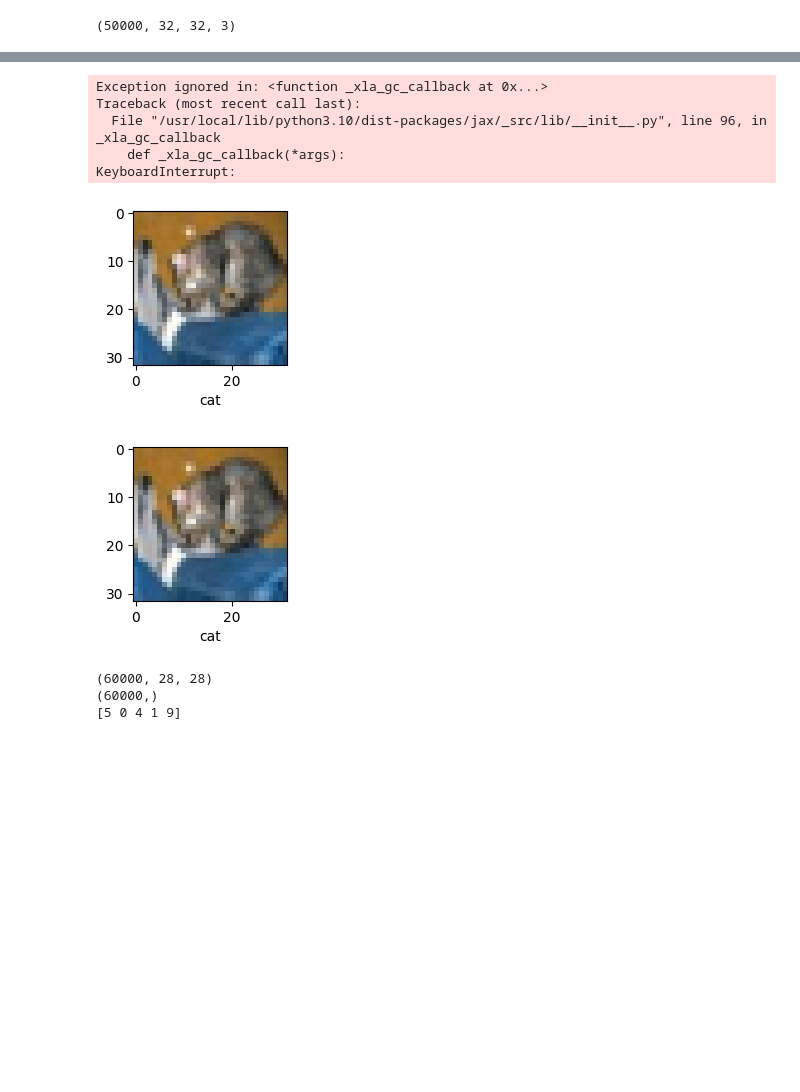
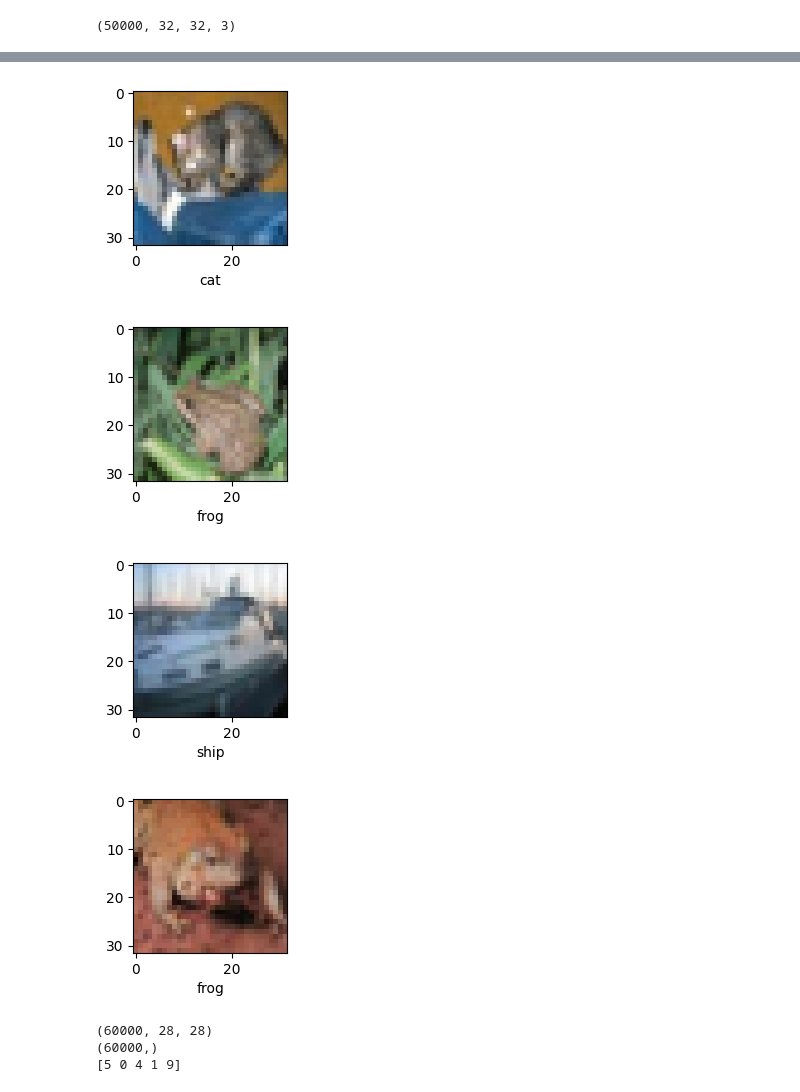
Before and after one commit to ashtheflash1212/TensorFlow, a Jupyter notebook: Tensorflow_CIFAR,_MNIST_dataset.ipynb, the cells around one changed output, grey strips where cells are left out. Cells and saved outputs as stored; diff of their text form; code cells hidden in the pictures; blank space fills up the shorter version.

```diff
--- a/Tensorflow_CIFAR,_MNIST_dataset.ipynb
+++ b/Tensorflow_CIFAR,_MNIST_dataset.ipynb
@@ -92,15 +108,14 @@ def plot_sample(X, y, index):
     plt.xlabel(classes[y[index]]) #if y_test[index] = 3, then classes[3] provides the preidcted label
 # %%
 plot_sample(X_test, y_test, 0)
-plot_sample(X_test, y_test, 0)
+plot_sample(X_test, y_test, 4)
+plot_sample(X_test, y_test, 2)
+plot_sample(X_test, y_test, 5)
 # %% [output]
-Exception ignored in: <function _xla_gc_callback at 0x...>
-Traceback (most recent call last):
-  File "/usr/local/lib/python3.10/dist-packages/jax/_src/lib/__init__.py", line 96, in _xla_gc_callback
-    def _xla_gc_callback(*args):
-KeyboardInterrupt:
 [figure]
-[figure, old version]
+[figure, new version]
+[figure, added]
+[figure, added]
 # %%
 (X_train_two, y_train_two), (X_test_two, y_test_two) = datasets.mnist.load_data()
 # %%
```
Also changed, not shown: parts of 9 cells of this notebook.
